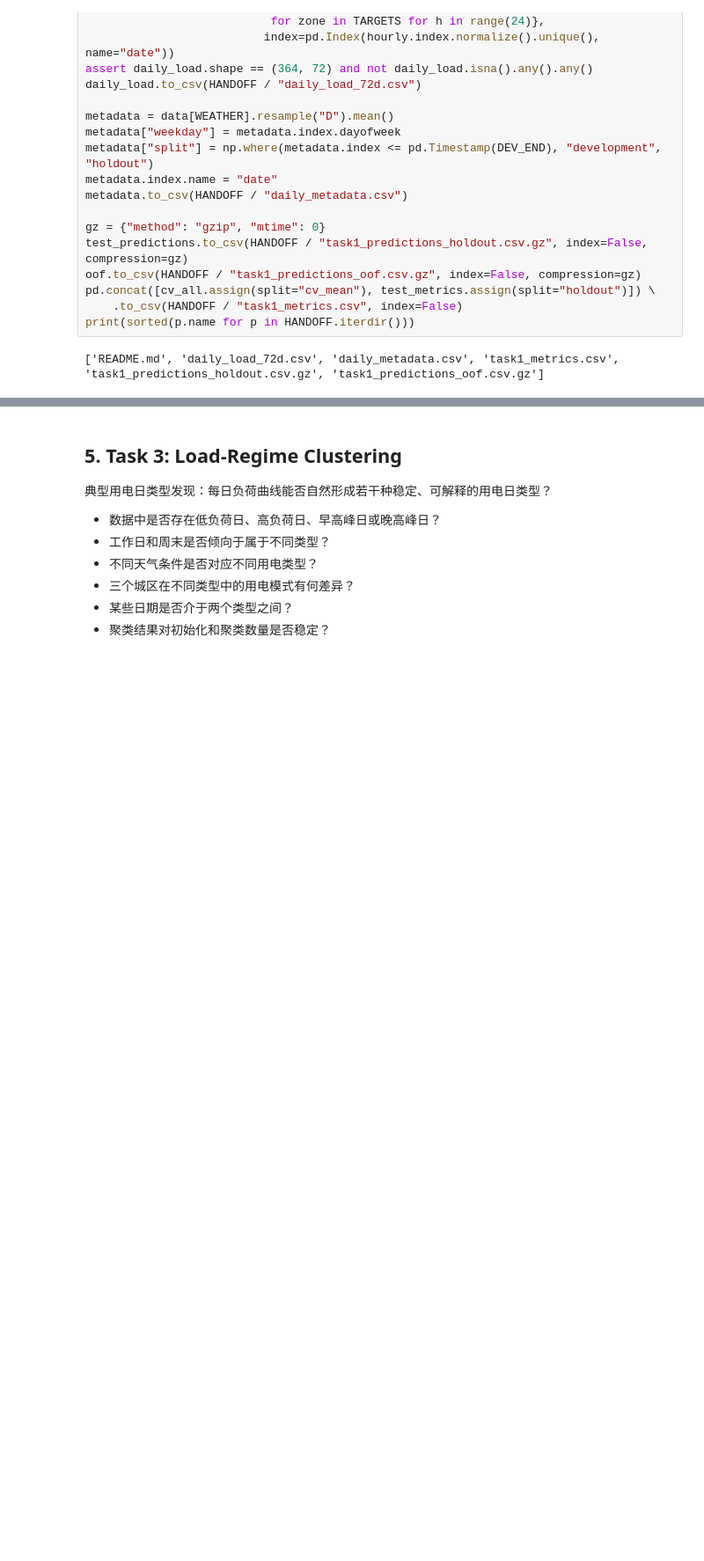
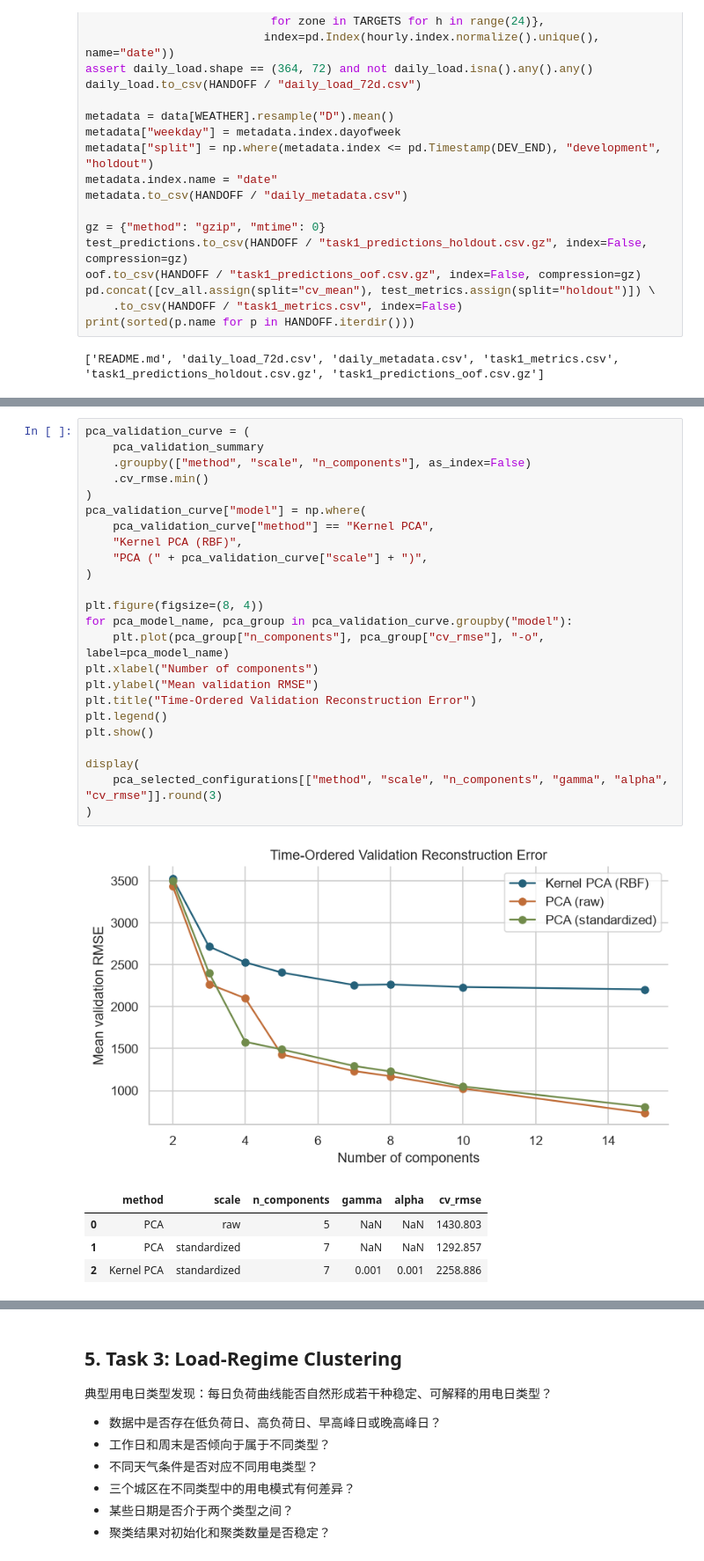
Before and after one commit to DSA5102-Final-Project-Group-8/Tetuan-City-Power-Consumption, a Jupyter notebook: DSA5102_Final_Project_Group8.ipynb, the cells around one changed output, grey strips where cells are left out. Shown at 88% size. Saved outputs shown, nothing was run; the diff lists cells and outputs as text; blank space fills up the shorter version.

Commit message:
Add Task 2 PCA and Kernel PCA analysis

```diff
--- a/DSA5102_Final_Project_Group8.ipynb
+++ b/DSA5102_Final_Project_Group8.ipynb
@@ -1104,0 +1556,30 @@ print(sorted(p.name for p in HANDOFF.iterdir()))
+# %%
+pca_validation_curve = (
+    pca_validation_summary
+    .groupby(["method", "scale", "n_components"], as_index=False)
+    .cv_rmse.min()
+)
+pca_validation_curve["model"] = np.where(
+    pca_validation_curve["method"] == "Kernel PCA",
+    "Kernel PCA (RBF)",
+    "PCA (" + pca_validation_curve["scale"] + ")",
+)
+
+plt.figure(figsize=(8, 4))
+for pca_model_name, pca_group in pca_validation_curve.groupby("model"):
+    plt.plot(pca_group["n_components"], pca_group["cv_rmse"], "-o", label=pca_model_name)
+plt.xlabel("Number of components")
+plt.ylabel("Mean validation RMSE")
+plt.title("Time-Ordered Validation Reconstruction Error")
+plt.legend()
+plt.show()
+
+display(
+    pca_selected_configurations[["method", "scale", "n_components", "gamma", "alpha", "cv_rmse"]].round(3)
+)
+# %% [output]
+[figure, added]
+|  | method | scale | n_components | gamma | alpha | cv_rmse |
+| 0 | PCA | raw | 5 | NaN | NaN | 1430.803 |
+| 1 | PCA | standardized | 7 | NaN | NaN | 1292.857 |
+| 2 | Kernel PCA | standardized | 7 | 0.001 | 0.001 | 2258.886 |
```
Also changed, not shown: parts of 48 cells of this notebook, 5 other files.
